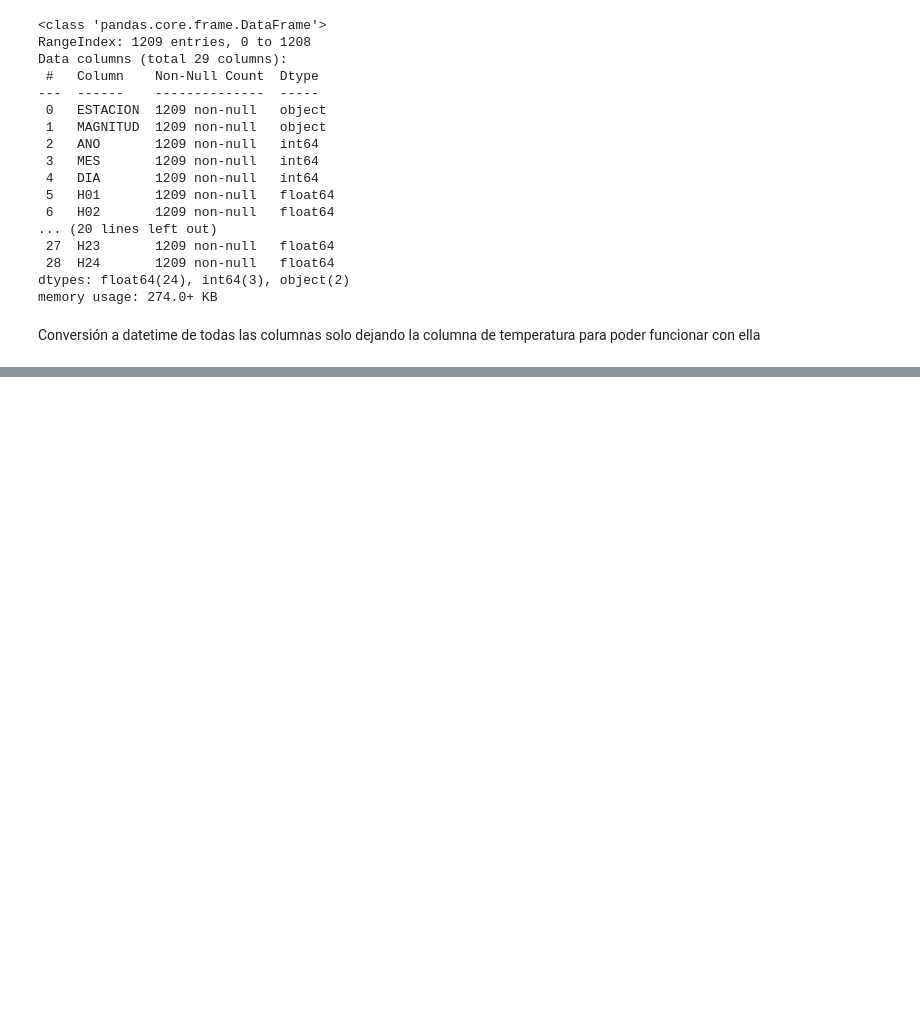
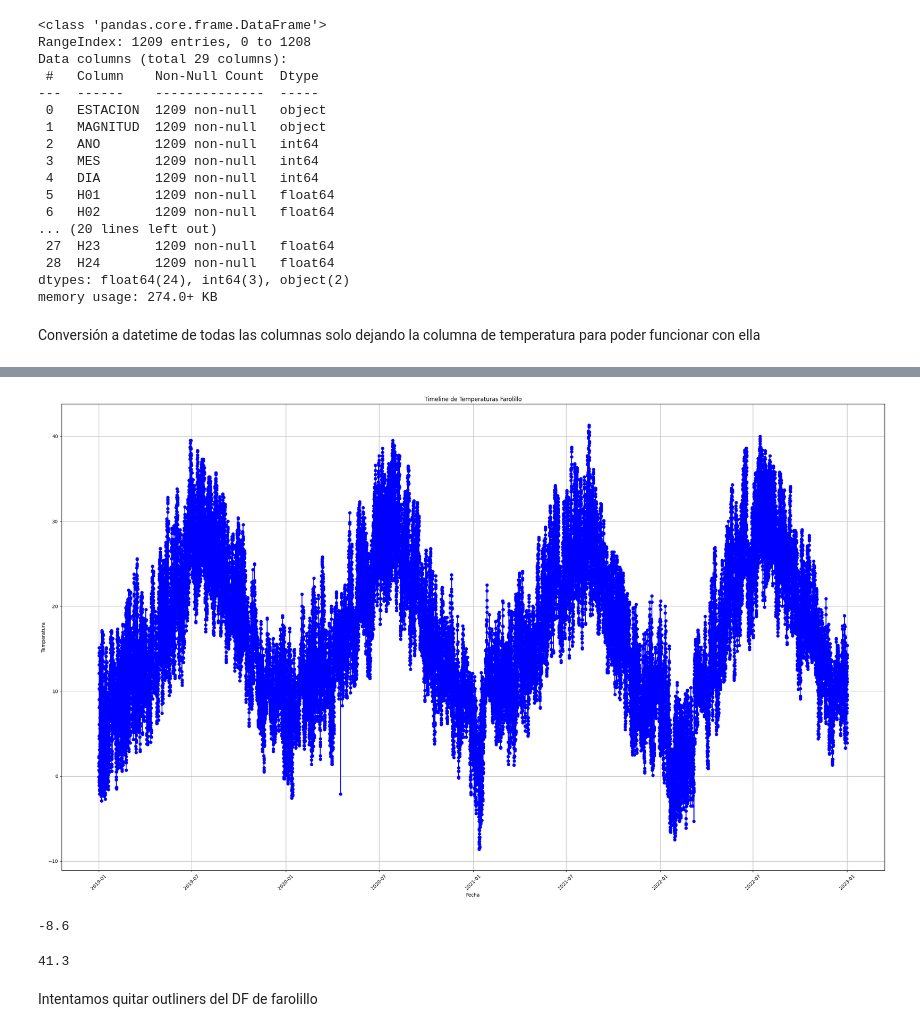
Before and after one commit to dfvinxu/desafio_data, a Jupyter notebook: notebooks/EDA_tiempo_diario.ipynb, the cells around one changed output, grey strips where cells are left out. Drawn from its saved outputs; the diff is of its cells as text; code cells hidden in the pictures; blank space fills up the shorter version.

```diff
--- a/notebooks/EDA_tiempo_diario.ipynb
+++ b/notebooks/EDA_tiempo_diario.ipynb
@@ -496,0 +328,14 @@ prediccion = modelo_arima_fit.forecast(steps=24)
+# %%
+plt.figure(figsize=(25, 15))
+plt.plot(df_farolillo['FECHA'], df_farolillo['TEMPERATURA'], marker='o', linestyle='-', color='b')
+plt.xlabel('Fecha')
+plt.ylabel('Temperatura')
+plt.title('Timeline de Temperaturas Farolillo')
+plt.grid(True)
+plt.xticks(rotation=45)
+plt.tight_layout()
+
+# Mostrar el gráfico
+plt.show()
+# %% [output]
+[figure, added]
@@ -496,0 +353,10 @@ prediccion = modelo_arima_fit.forecast(steps=24)
+# %%
+df_farolillo["TEMPERATURA"].min()
+# %% [output]
+-8.6
+# %%
+df_farolillo["TEMPERATURA"].max()
+# %% [output]
+41.3
+# %% [markdown]
+Intentamos quitar outliners del DF de farolillo
```
Also changed, not shown: parts of 44 cells of this notebook.
